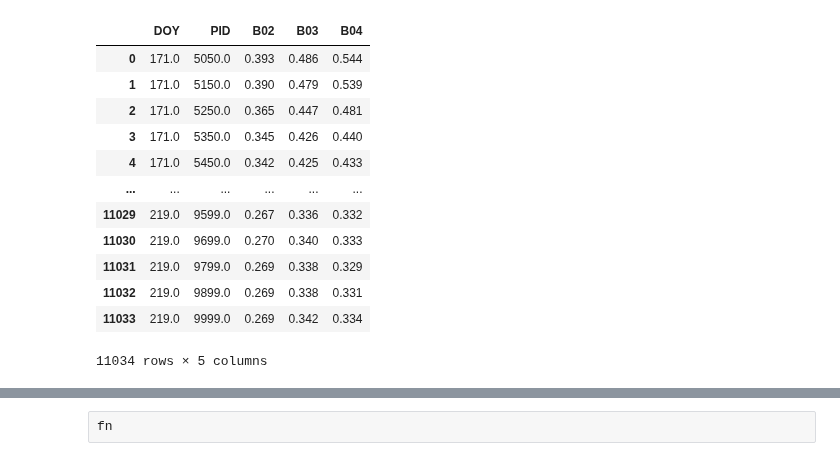
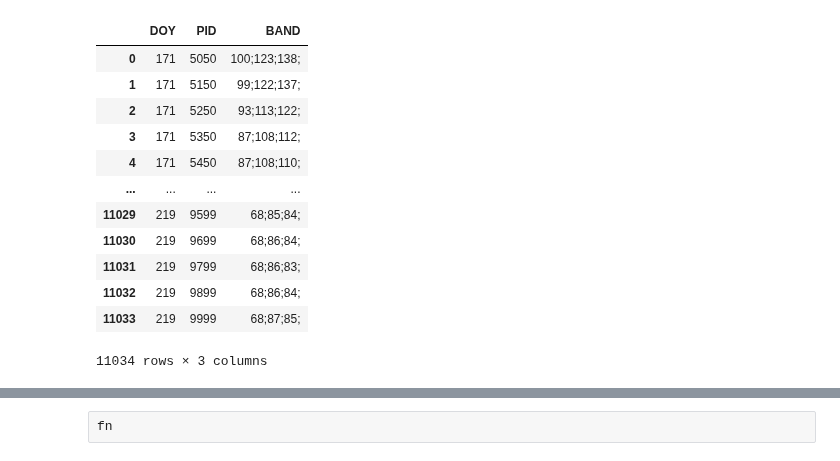
Before and after one commit to koyacolab/aispace, a Jupyter notebook: ai.ipynb, the cells around one changed output, grey strips where cells are left out. Drawn from its saved outputs; the diff is of its cells as text; code cells hidden in the pictures.

```diff
--- a/ai.ipynb
+++ b/ai.ipynb
@@ -153,12 +153,13 @@ print(current_directory)
 
 print(f'NumPy version:{np.__version__}')
 np.float = float # 'float32' # float
-table_dtype = np.float  # 'int64'   # np.float  #'float32'
+table_dtype = int  # np.float  # 'int64'   # np.float  #'float32'
 print(table_dtype)
 
 hls_data = HLSDataSet(table_dtype = table_dtype)
 
-hls_data._REFLECTANCE(round=3)
+# hls_data._REFLECTANCE(round=3)
+hls_data._QUANTIZATE(round=3)
 
 #### clip 50x50 subdataset
 hls_data.clip_dataset(x1=50.0, y1=50.0, x2=100.0, y2=100.0)
@@ -231,56 +232,61 @@ Clipping input data to the valid range for imshow with RGB data ([0..1] for floa
 # Create a new column 'BAND' by concatenating 'B02', 'B03', and 'B04' with ';'
 # train_data['BAND'] = train_data.apply(lambda row: ';'.join([str(row['B02']), str(row['B03']), str(row['B04'])]), axis=1)
 
+# Combine 'B02', 'B03', and 'B04' to the 'BAND' column as a string with ';' and ';'
+train_data['BAND'] = train_data[['B02', 'B03', 'B04']].astype(str).agg(lambda x: ';'.join(x) + ';', axis=1)
+
+# # Inverse operation: Split 'BAND' column back into 'B02', 'B03', and 'B04'
+# df[['B02', 'B03', 'B04']] = df['BAND'].str.rstrip(';').str.split(';', expand=True)
 
 #### CODE DATA 4 TRAIN #####################################
-# train_columns_list = ['PID', 'DOY', 'BAND']
-train_columns_list = ['DOY', 'PID', 'B02', 'B03', 'B04']
+train_columns_list = ['DOY', 'PID', 'BAND']
+# train_columns_list = ['DOY', 'PID', 'B02', 'B03', 'B04']
 # train_columns_list = ['B02', 'B03', 'B04', 'X', 'Y', 'DOY']
 # train_columns_list = ['B03', 'PID', 'DOY']
 data = train_data[train_columns_list].copy()
 
 # data['B02'] = data['B02'] * 1000
 # data['B03'] = data['B03'] * 1000
 # data['B04'] = data['B04'] * 1000
 # data = data.astype(int)
 
 display(data)
 
 # # Create a new DataFrame with four columns
 # data = data.melt(id_vars=['PID', 'DOY'], value_vars=['B02', 'B03', 'B04'],
 #                     var_name='BNAME', value_name='BAND')
 
 # data['BNAME'] = data['BNAME'].astype(str)
 # #############################################################
 
 # # Get only trainable columns ###########################
 # train_columns_list = ['DOY', 'PID', 'BNAME', 'BAND']
 
 # data = data[train_columns_list].copy()
 
 # # data = data.astype(table_dtype)
 # print(data.dtypes.tolist())
 # # Reset the index to remove it
 # data = data.reset_index(drop=True)
 # # train_data.columns = final_columns_list
 # print(f'Code data 4 trainable is for {train_columns_list}')
 # display(data)
 
 # print('Ready for train...')
 # %% [output]
-|  | DOY | PID | B02 | B03 | B04 |
-| 0 | 171.0 | 5050.0 | 0.393 | 0.486 | 0.544 |
-| 1 | 171.0 | 5150.0 | 0.390 | 0.479 | 0.539 |
-| 2 | 171.0 | 5250.0 | 0.365 | 0.447 | 0.481 |
-| 3 | 171.0 | 5350.0 | 0.345 | 0.426 | 0.440 |
-| 4 | 171.0 | 5450.0 | 0.342 | 0.425 | 0.433 |
-| ... | ... | ... | ... | ... | ... |
-| 11029 | 219.0 | 9599.0 | 0.267 | 0.336 | 0.332 |
-| 11030 | 219.0 | 9699.0 | 0.270 | 0.340 | 0.333 |
-| 11031 | 219.0 | 9799.0 | 0.269 | 0.338 | 0.329 |
-| 11032 | 219.0 | 9899.0 | 0.269 | 0.338 | 0.331 |
-| 11033 | 219.0 | 9999.0 | 0.269 | 0.342 | 0.334 |
+|  | DOY | PID | BAND |
+| 0 | 171 | 5050 | 100;123;138; |
+| 1 | 171 | 5150 | 99;122;137; |
+| 2 | 171 | 5250 | 93;113;122; |
+| 3 | 171 | 5350 | 87;108;112; |
+| 4 | 171 | 5450 | 87;108;110; |
+| ... | ... | ... | ... |
+| 11029 | 219 | 9599 | 68;85;84; |
+| 11030 | 219 | 9699 | 68;86;84; |
+| 11031 | 219 | 9799 | 68;86;83; |
+| 11032 | 219 | 9899 | 68;86;84; |
+| 11033 | 219 | 9999 | 68;87;85; |
-11034 rows × 5 columns
+11034 rows × 3 columns
 # %%
 # #### TRAIN TOKENIZER FOR HLS DATA ################################################
 # #### TRAIN ONCE AND COMMENT FOR AVOID FORKING TOKENIZER ##########################
```
Also changed, not shown: parts of 4 cells of this notebook, 3 other files.
